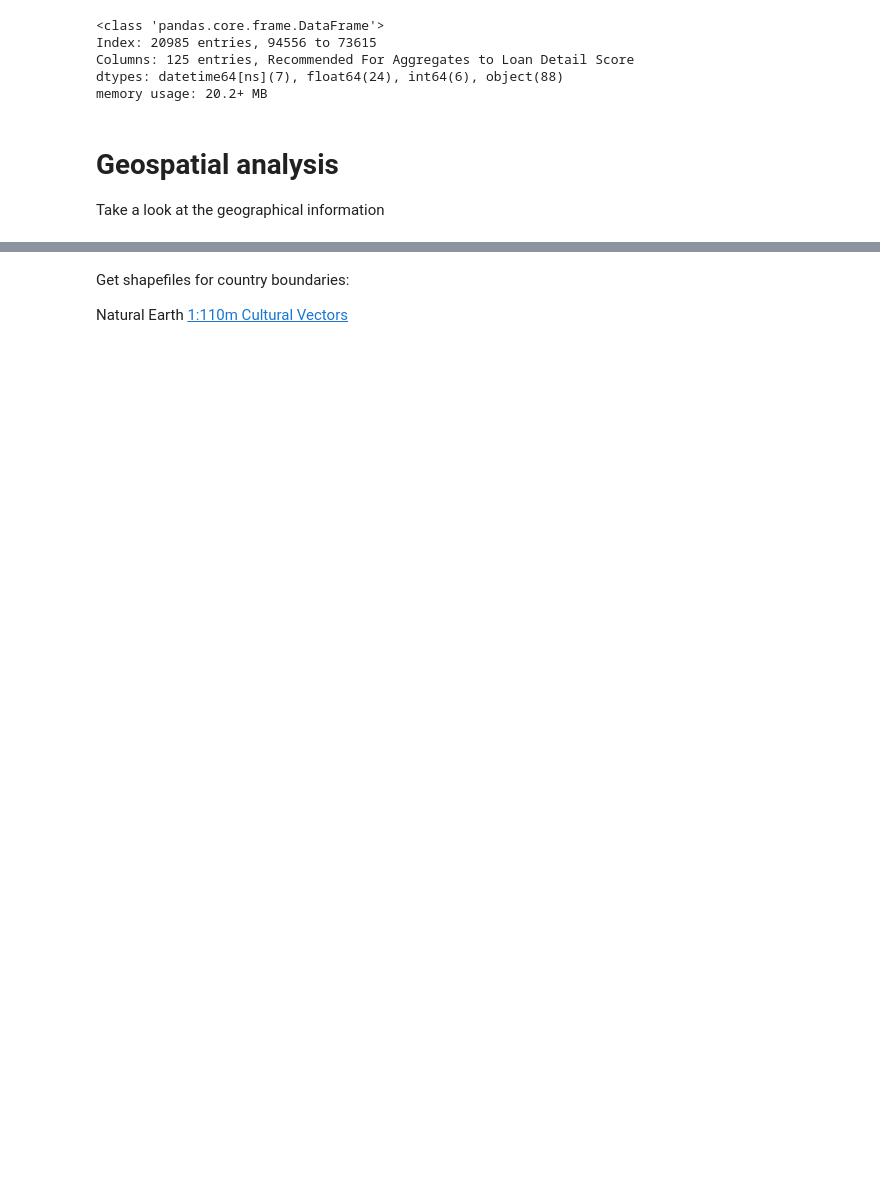
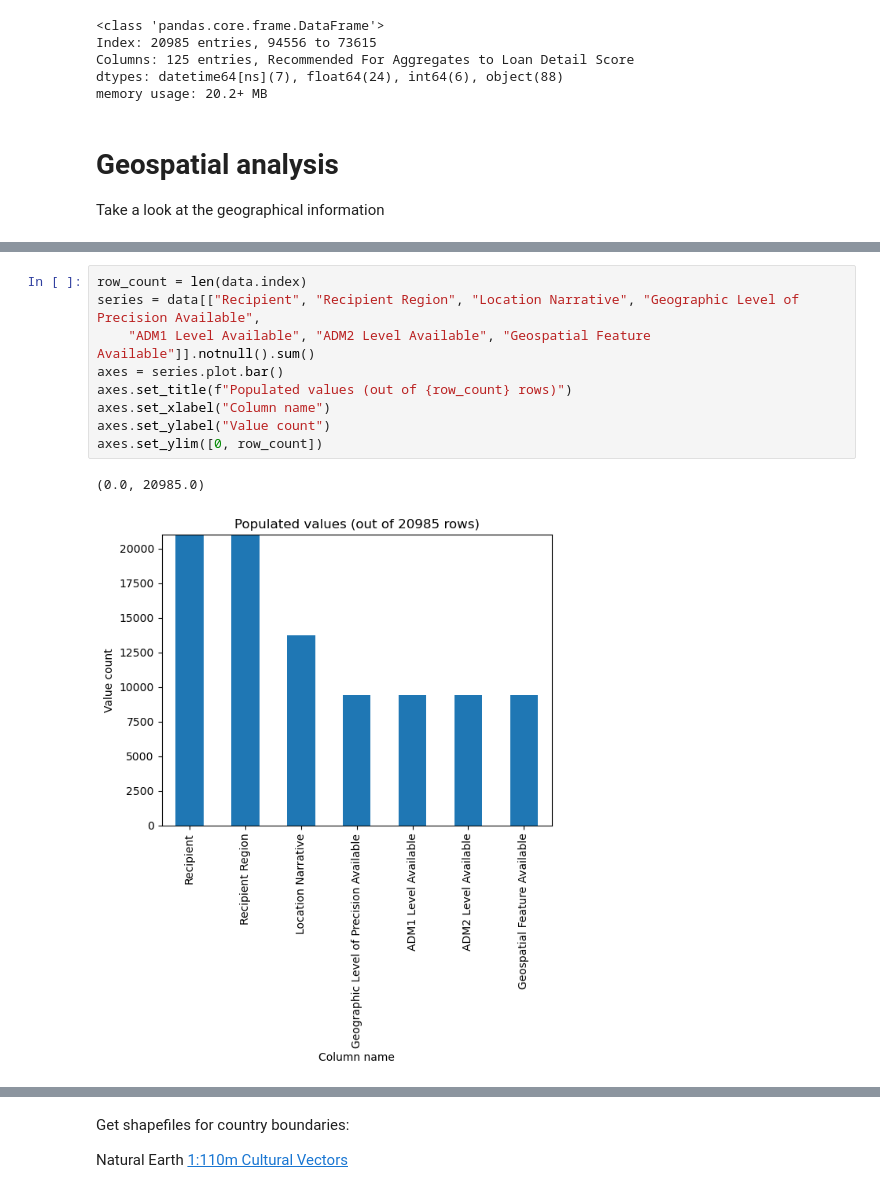
Before and after one commit to rcgsheffield/pluralize, a Jupyter notebook: notebooks/AidData.ipynb, the cells around one changed output, grey strips where cells are left out. Saved outputs shown, nothing was run; the diff lists cells and outputs as text; blank space fills up the shorter version.

```diff
--- a/notebooks/AidData.ipynb
+++ b/notebooks/AidData.ipynb
@@ -42,0 +43,12 @@ df[["Recipient", "Recipient Region", "Location Narrative", "Geographic Level of
+# %%
+row_count = len(data.index)
+series = data[["Recipient", "Recipient Region", "Location Narrative", "Geographic Level of Precision Available",
+    "ADM1 Level Available", "ADM2 Level Available", "Geospatial Feature Available"]].notnull().sum()
+axes = series.plot.bar()
+axes.set_title(f"Populated values (out of {row_count} rows)")
+axes.set_xlabel("Column name")
+axes.set_ylabel("Value count")
+axes.set_ylim([0, row_count])
+# %% [output]
+(0.0, 20985.0)
+[figure, added]
```
Also changed, not shown: parts of 19 cells of this notebook.
